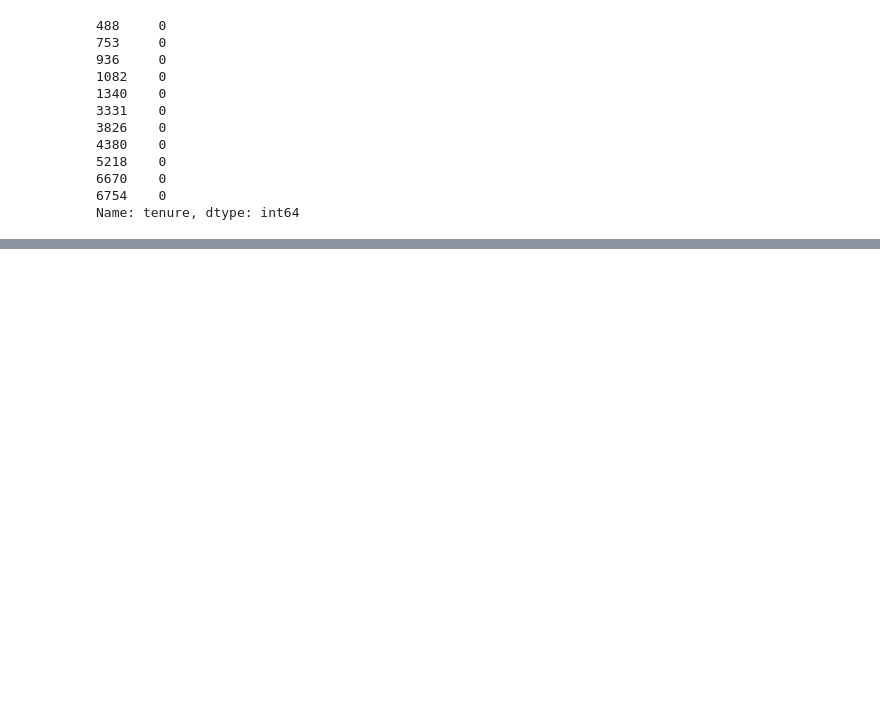
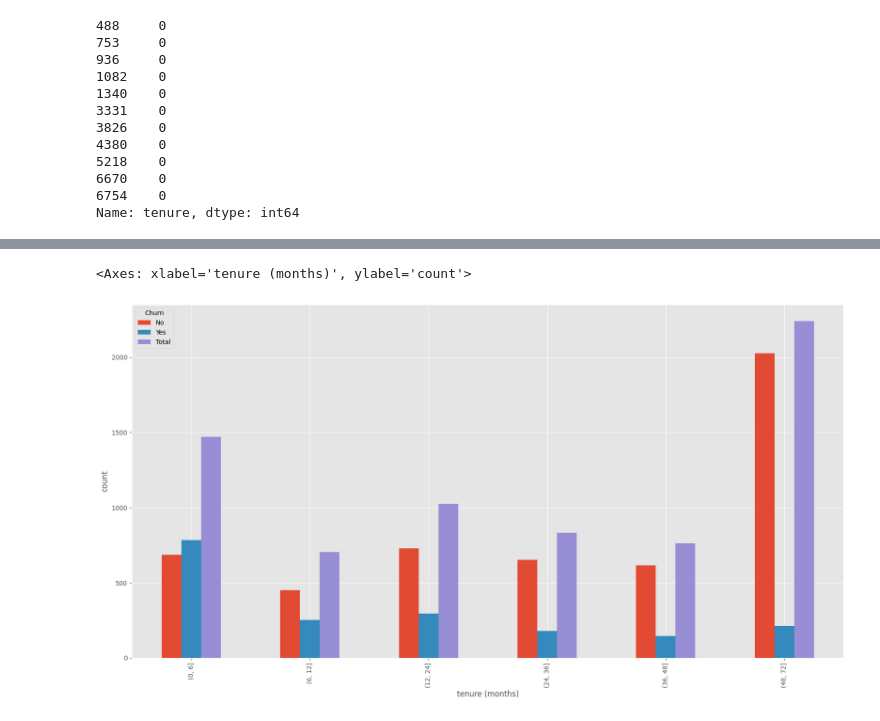
Before and after one commit to davidlvt6992/customer-churn-prediction, a Jupyter notebook: notebooks/01_eda.ipynb, the cells around one changed output, grey strips where cells are left out. Saved outputs shown, nothing was run; the diff lists cells and outputs as text; code cells hidden in the pictures; blank space fills up the shorter version.

```diff
--- a/notebooks/01_eda.ipynb
+++ b/notebooks/01_eda.ipynb
@@ -263,0 +384,13 @@ print(clean_df.query('MonthlyCharges * tenure > TotalCharges').shape[0])
+# %%
+# churn distribution by tenure
+churn_by_tenure_bins_df = churn_by_column(clean_df, column_name, bins=tenure_bin_boundaries)
+
+churn_by_tenure_bins_df.plot(kind='bar',
+                             # subplots=True,
+                             figsize=(20,10),
+                             xlabel='tenure (months)',
+                             ylabel='count'
+                            )
+# %% [output]
+<Axes: xlabel='tenure (months)', ylabel='count'>
+[figure, added]
```
Also changed, not shown: parts of 43 cells of this notebook.
